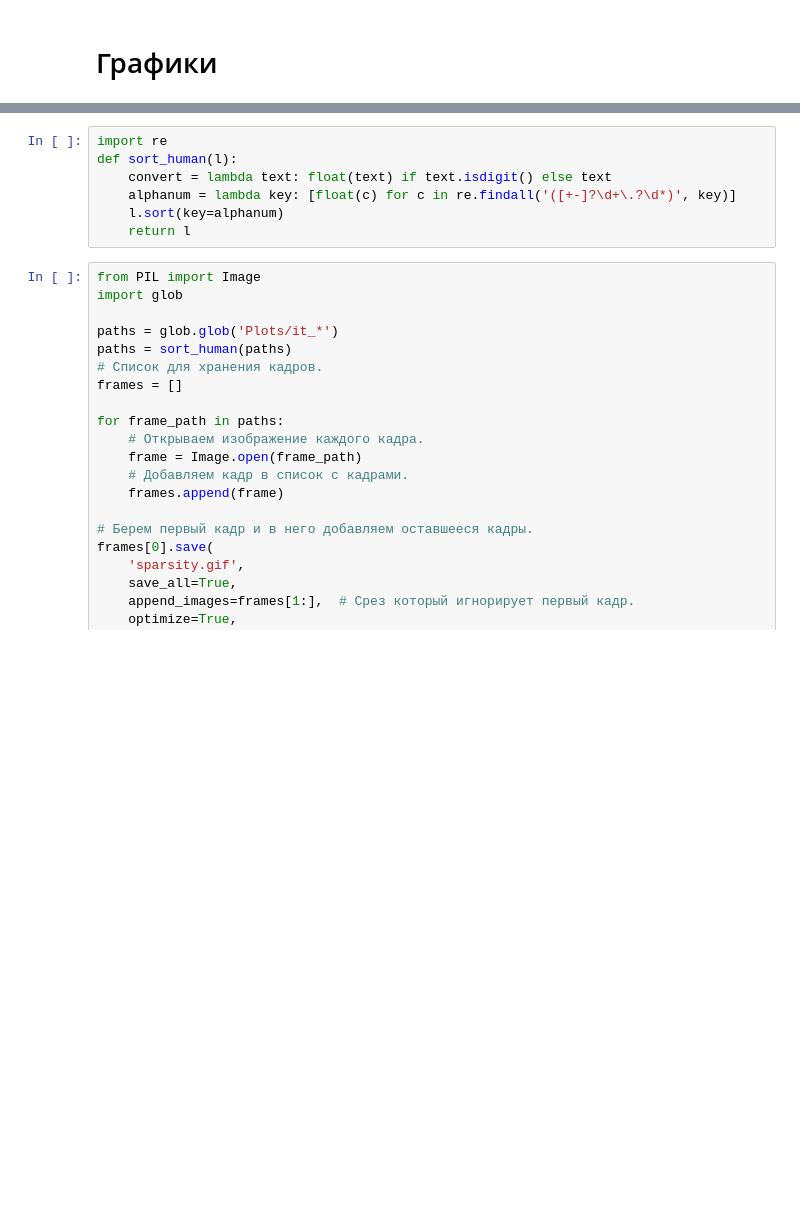
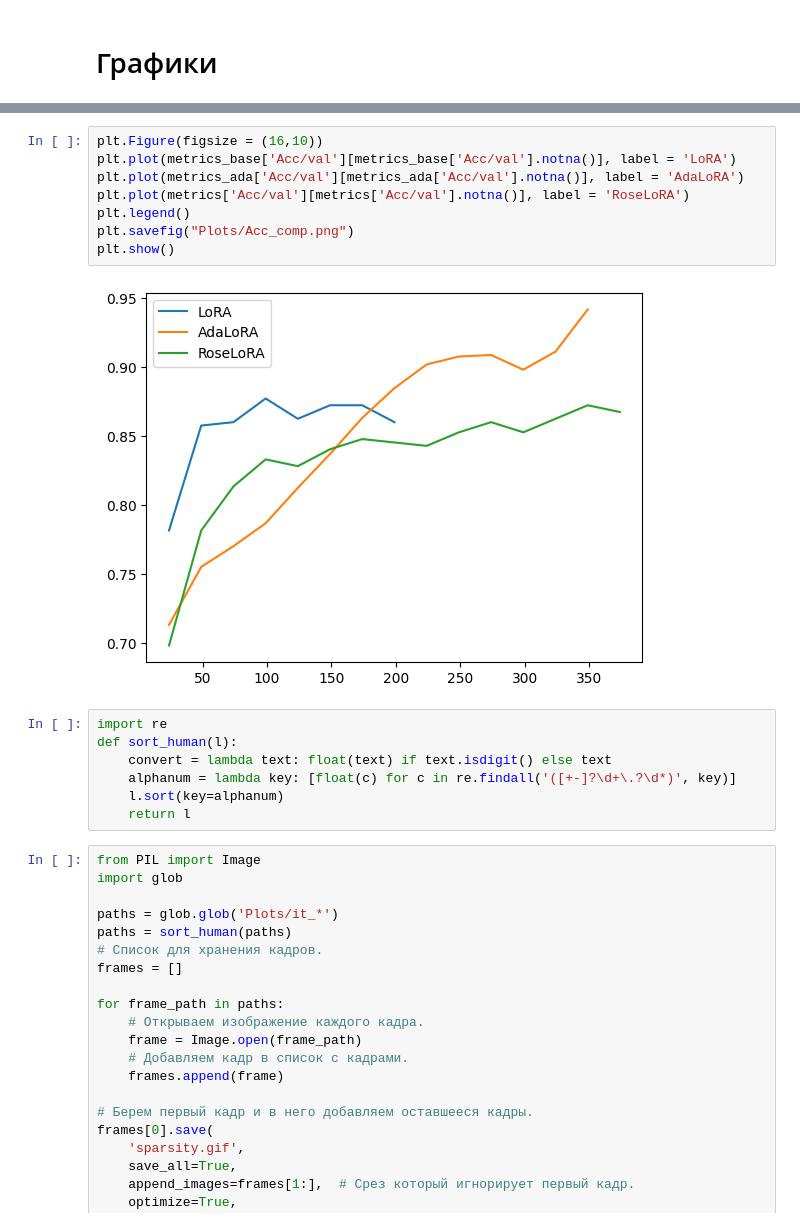
Before and after one commit to emil2001/RoseLoRA, a Jupyter notebook: RoseLora_GLUE.ipynb, the cells around one changed output, grey strips where cells are left out. Saved outputs shown, nothing was run; the diff lists cells and outputs as text; blank space fills up the shorter version.

```diff
--- a/RoseLora_GLUE.ipynb
+++ b/RoseLora_GLUE.ipynb
@@ -505,3 +532,13 @@ plt.show()
+# %%
+plt.Figure(figsize = (16,10))
+plt.plot(metrics_base['Acc/val'][metrics_base['Acc/val'].notna()], label = 'LoRA')
+plt.plot(metrics_ada['Acc/val'][metrics_ada['Acc/val'].notna()], label = 'AdaLoRA')
+plt.plot(metrics['Acc/val'][metrics['Acc/val'].notna()], label = 'RoseLoRA')
+plt.legend()
+plt.savefig("Plots/Acc_comp.png")
+plt.show()
+# %% [output]
+[figure, added]
 # %%
 import re
 def sort_human(l):
```
Also changed, not shown: parts of 6 cells of this notebook, 15 other files.
